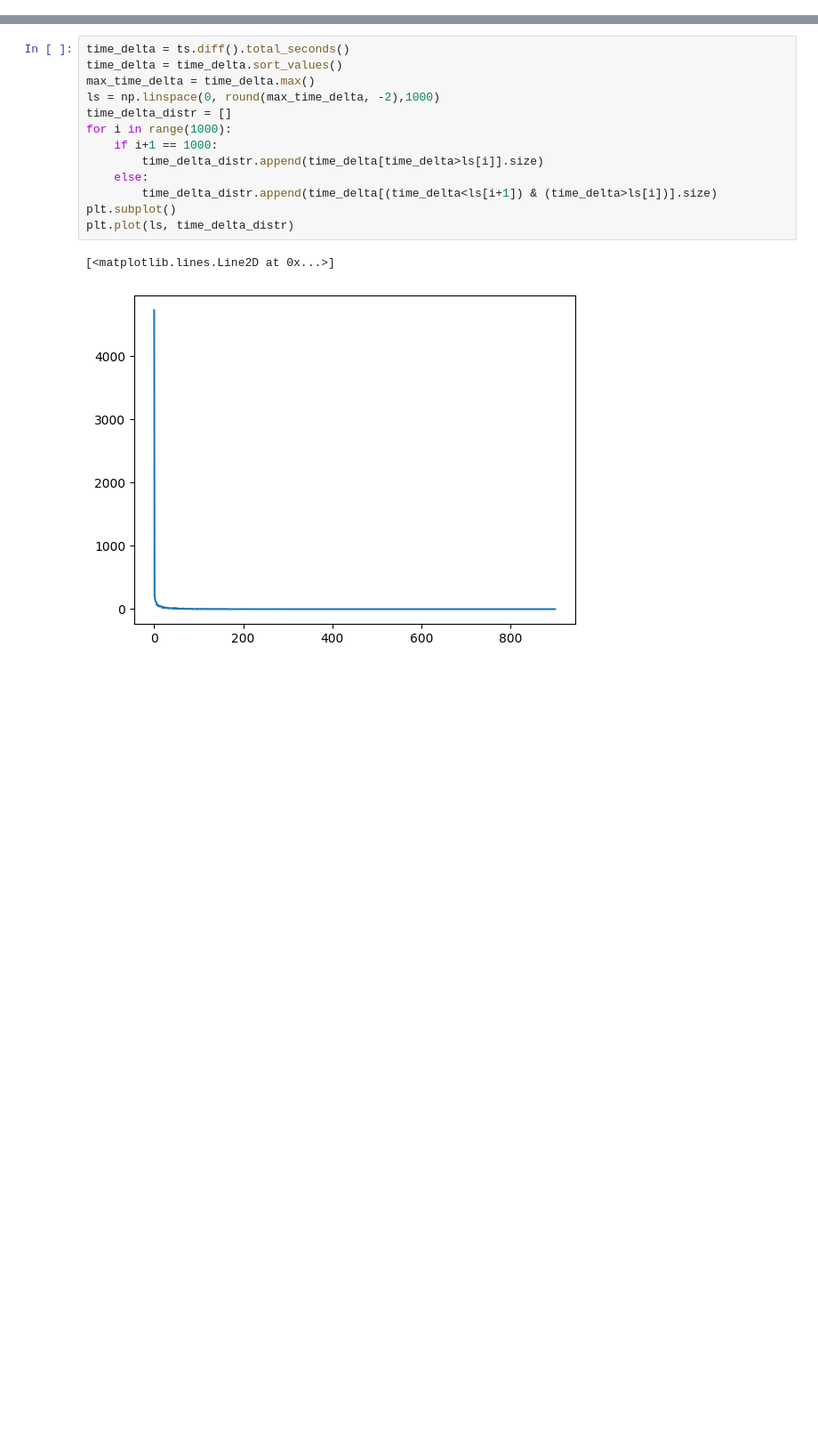
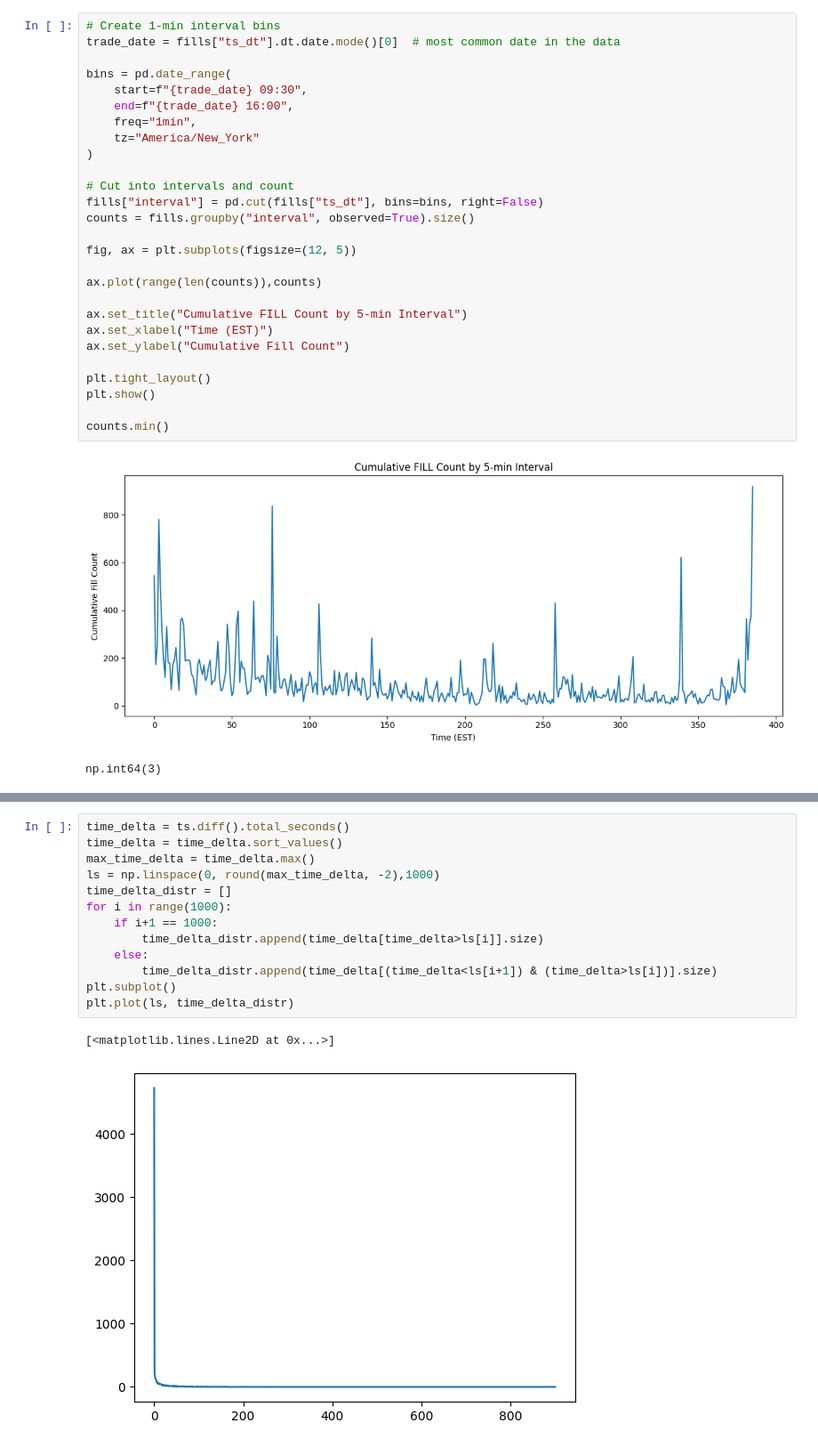
Before and after one commit to chenyu0516/lob_research, a Jupyter notebook: scripts/data_analyze.ipynb, the cells around one changed output, grey strips where cells are left out. Shown at 89% size. Cells and saved outputs as stored; diff of their text form; blank space fills up the shorter version.

```diff
--- a/scripts/data_analyze.ipynb
+++ b/scripts/data_analyze.ipynb
@@ -58,0 +80,30 @@ import numpy as np
+# %%
+# Create 1-min interval bins
+trade_date = fills["ts_dt"].dt.date.mode()[0]  # most common date in the data
+
+bins = pd.date_range(
+    start=f"{trade_date} 09:30",
+    end=f"{trade_date} 16:00",
+    freq="1min",
+    tz="America/New_York"
+)
+
+# Cut into intervals and count
+fills["interval"] = pd.cut(fills["ts_dt"], bins=bins, right=False)
+counts = fills.groupby("interval", observed=True).size()
+
+fig, ax = plt.subplots(figsize=(12, 5))
+
+ax.plot(range(len(counts)),counts)
+
+ax.set_title("Cumulative FILL Count by 5-min Interval")
+ax.set_xlabel("Time (EST)")
+ax.set_ylabel("Cumulative Fill Count")
+
+plt.tight_layout()
+plt.show()
+
+counts.min()
+# %% [output]
+[figure, added]
+np.int64(3)
```
Also changed, not shown: parts of 17 cells of this notebook, 5 other files.
